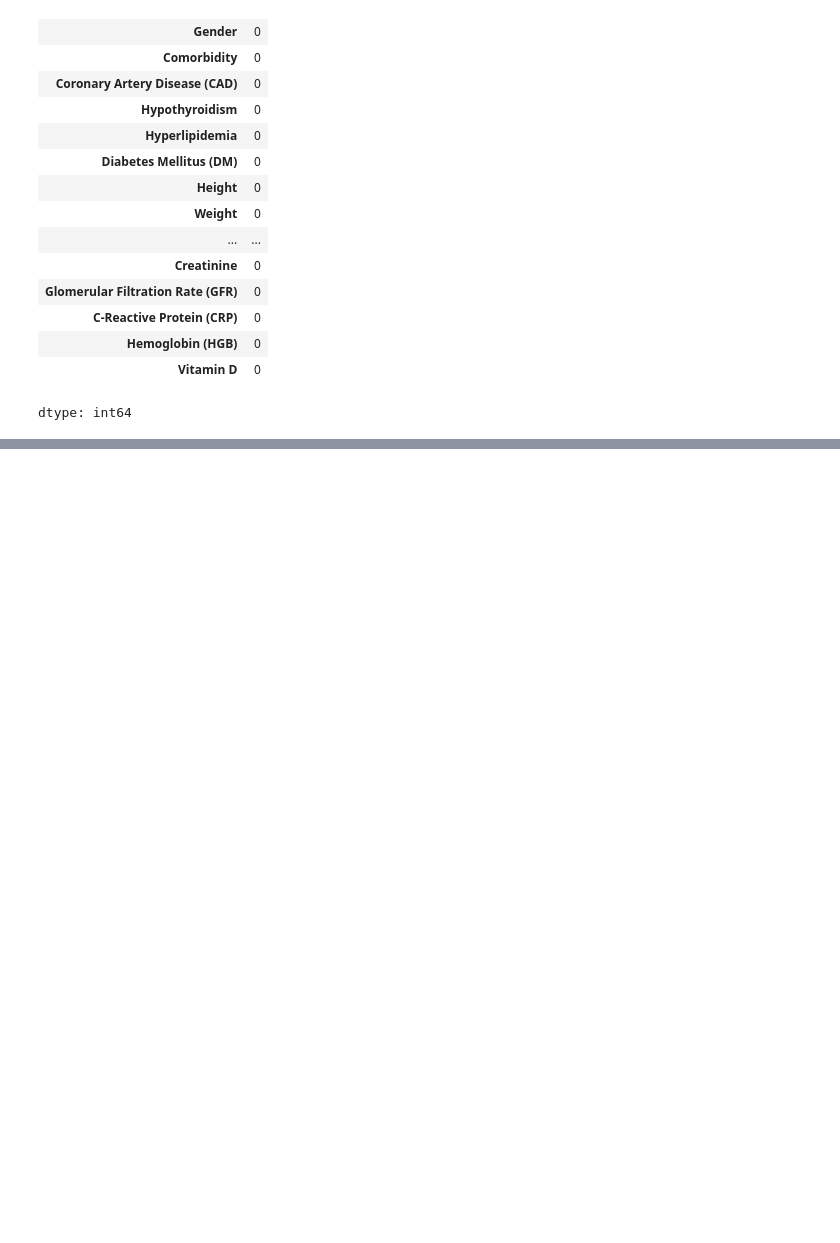
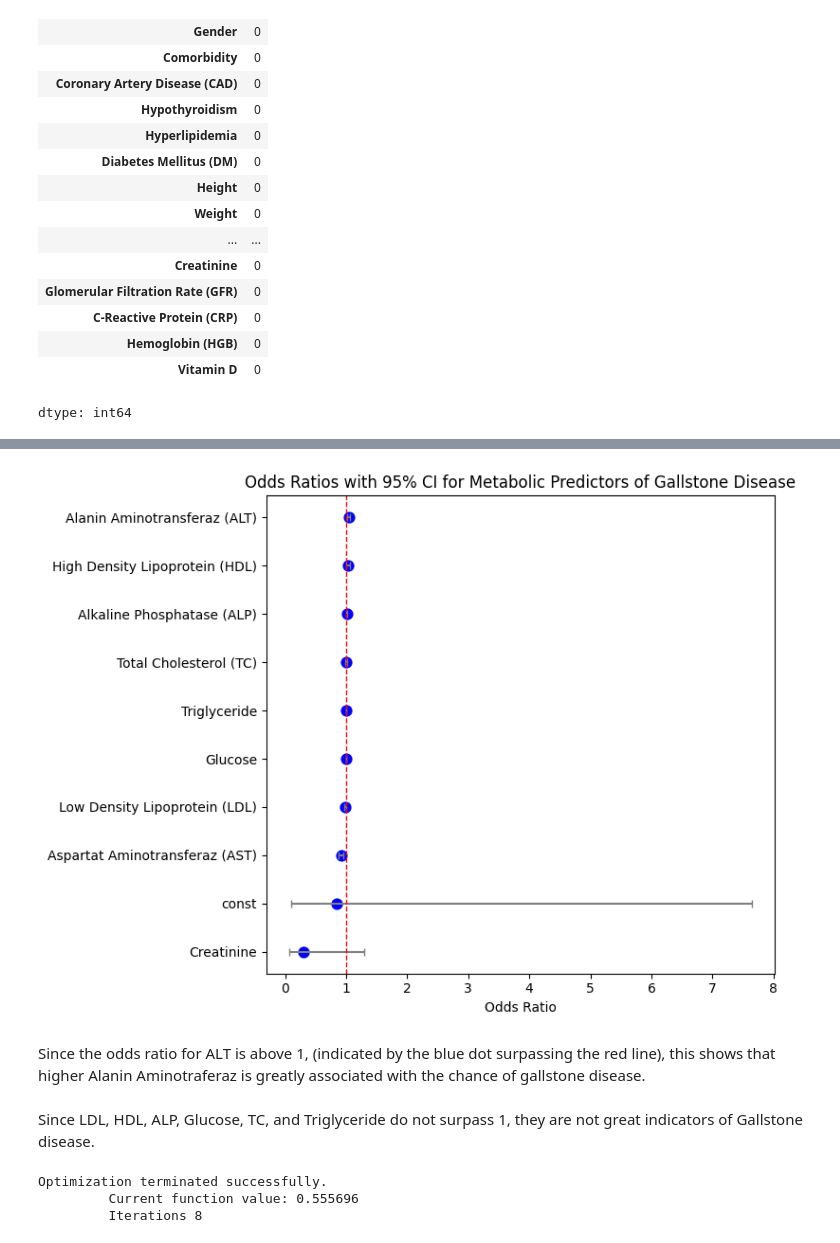
Before and after one commit to browndoneta/DSRP-Doneta, a Jupyter notebook: Gallstone_Research_Project.ipynb, the cells around one changed output, grey strips where cells are left out. Drawn from its saved outputs; the diff is of its cells as text; code cells hidden in the pictures; blank space fills up the shorter version.

```diff
--- a/Gallstone_Research_Project.ipynb
+++ b/Gallstone_Research_Project.ipynb
@@ -183,0 +465,63 @@ SyntaxError: unterminated string literal (detected at line 12) (ipython-input-23
+# %%
+import matplotlib.pyplot as plt
+import seaborn as sns
+import numpy as np
+import pandas as pd
+
+
+# logit_model = sm.Logit(y, X).fit()
+
+
+odds_ratios = np.exp(logit_model.params)
+conf = logit_model.conf_int()
+conf_odds = np.exp(conf)
+p_values = logit_model.pvalues
+
+
+results_df = pd.DataFrame({
+'Variable': odds_ratios.index,
+'Odds Ratio': odds_ratios.values,
+'CI Lower': conf_odds[0].values,
+'CI Upper': conf_odds[1].values,
+'P-Value': p_values.values
+})
+
+
+results_df = results_df.sort_values(by='Odds Ratio', ascending=False)
+
+# Plot
+plt.figure(figsize=(8, 6))
+sns.pointplot(
+data=results_df,
+y='Variable',
+x='Odds Ratio',
+color='blue',
+linestyles='none',
+errorbar=None
+)
+
+
+plt.errorbar(
+x=results_df['Odds Ratio'],
+y=np.arange(len(results_df)),
+xerr=[
+results_df['Odds Ratio'] - results_df['CI Lower'],
+results_df['CI Upper'] - results_df['Odds Ratio']
+],
+fmt='none',
+ecolor='gray',
+capsize=3
+)
+
+plt.axvline(x=1, color='red', linestyle='--', linewidth=1)
+plt.title('Odds Ratios with 95% CI for Metabolic Predictors of Gallstone Disease')
+plt.xlabel('Odds Ratio')
+plt.ylabel('')
+plt.tight_layout()
+plt.show()
+# %% [output]
+[figure, added]
+# %% [markdown]
+Since the odds ratio for ALT is above 1, (indicated by the blue dot surpassing the red line), this shows that higher Alanin Aminotraferaz is greatly associated with the chance of gallstone disease.
+# %% [markdown]
+Since LDL, HDL, ALP, Glucose, TC, and Triglyceride do not surpass 1, they are not great indicators of Gallstone disease.
@@ -183,0 +556,6 @@ SyntaxError: unterminated string literal (detected at line 12) (ipython-input-23
+# %%
+logit_model_body = sm.Logit(y, X_body).fit()
+# %% [output]
+Optimization terminated successfully.
+         Current function value: 0.555696
+         Iterations 8
```
Also changed, not shown: parts of 18 cells of this notebook.
